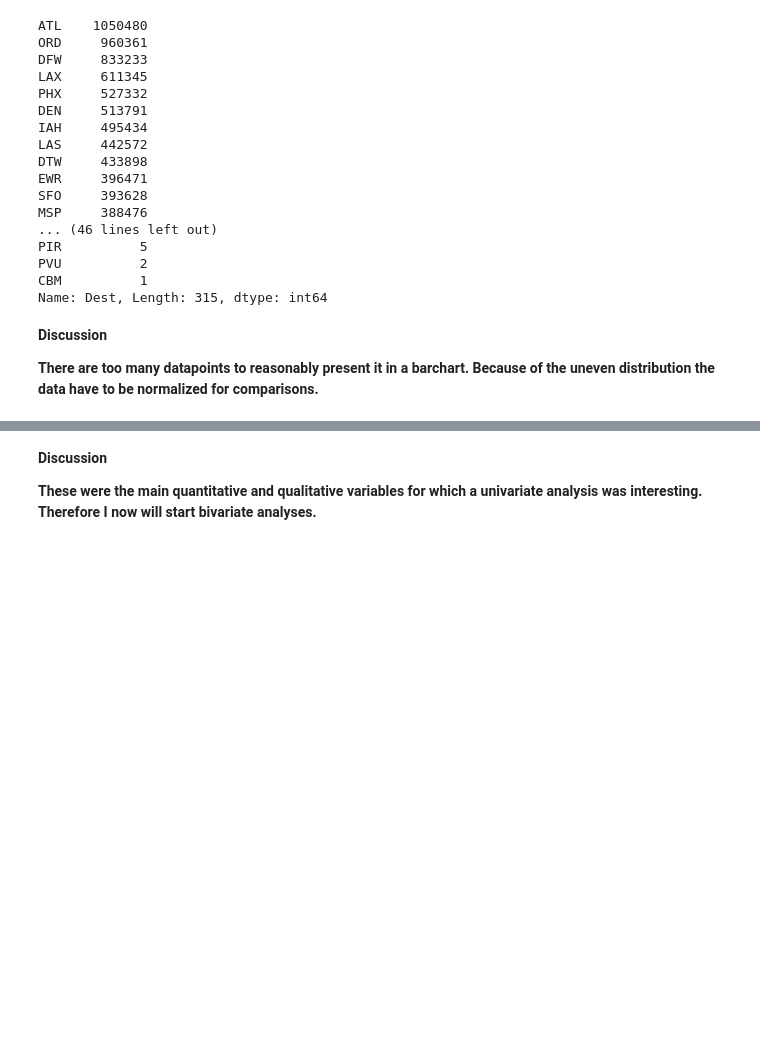
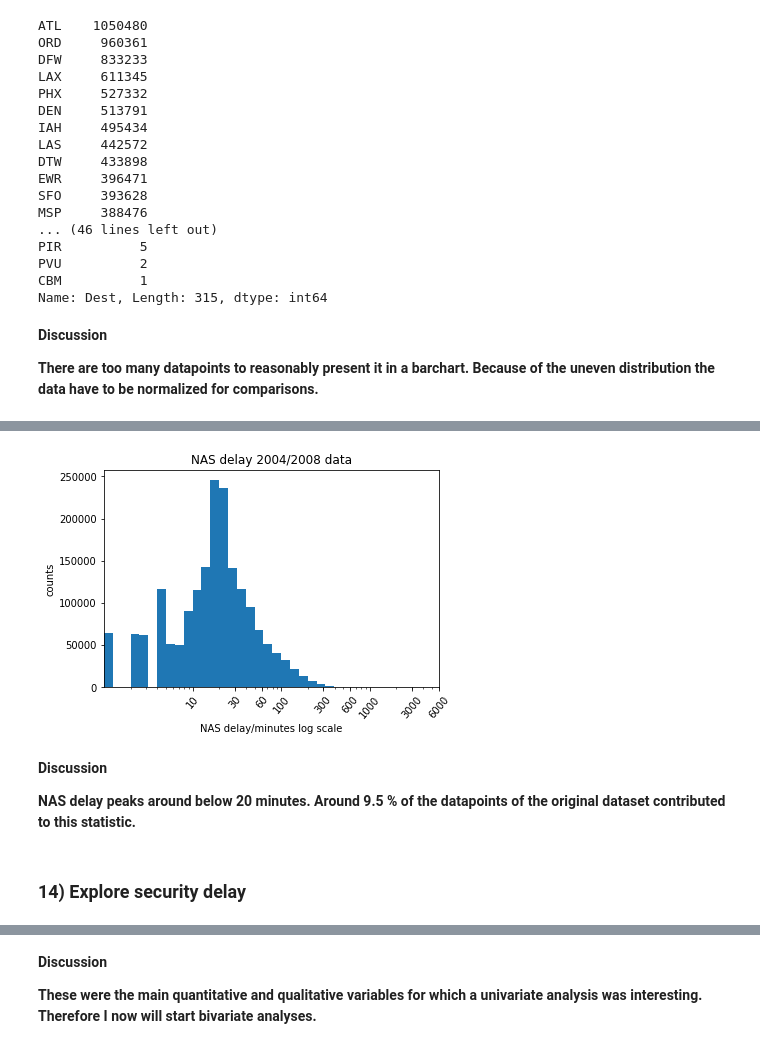
Before and after one commit to ToHa1966/Flights, a Jupyter notebook: Flights.ipynb, the cells around one changed output, grey strips where cells are left out. Cells and saved outputs as stored; diff of their text form; code cells hidden in the pictures; blank space fills up the shorter version.

```diff
--- a/Flights.ipynb
+++ b/Flights.ipynb
@@ -1345,0 +1485,3 @@ Name: Dest, Length: 315, dtype: int64
+# %%
+# create data set with nonnull values only
+df_cct_0408_posn = df_cct_0408.query('NASDelay > 0')
@@ -1345,0 +1514,20 @@ Name: Dest, Length: 315, dtype: int64
+# %%
+# log transform NAS delay data
+bin_edges = 10 ** np.arange(0, 3.14 + 0.1, 0.1 )
+plt.hist(data = df_cct_0408_posn, x = 'NASDelay', bins = bin_edges);
+plt.xscale('log');
+tic_loc = [0, 10, 30, 60, 100, 300, 600, 1000, 3000, 6000]
+plt.xticks(tic_loc, tic_loc)
+plt.xticks(rotation=50);
+plt.xlim(0,6000);
+plt.xlabel('NAS delay/minutes log scale')
+plt.ylabel('counts')
+plt.title('NAS delay 2004/2008 data');
+# %% [output]
+[figure, added]
+# %% [markdown]
+**Discussion**
+
+**NAS delay peaks around below 20 minutes. Around 9.5 % of the datapoints of the original dataset contributed to this statistic.**
+# %% [markdown]
+### 14) Explore security delay
```
Also changed, not shown: parts of 81 cells of this notebook.
